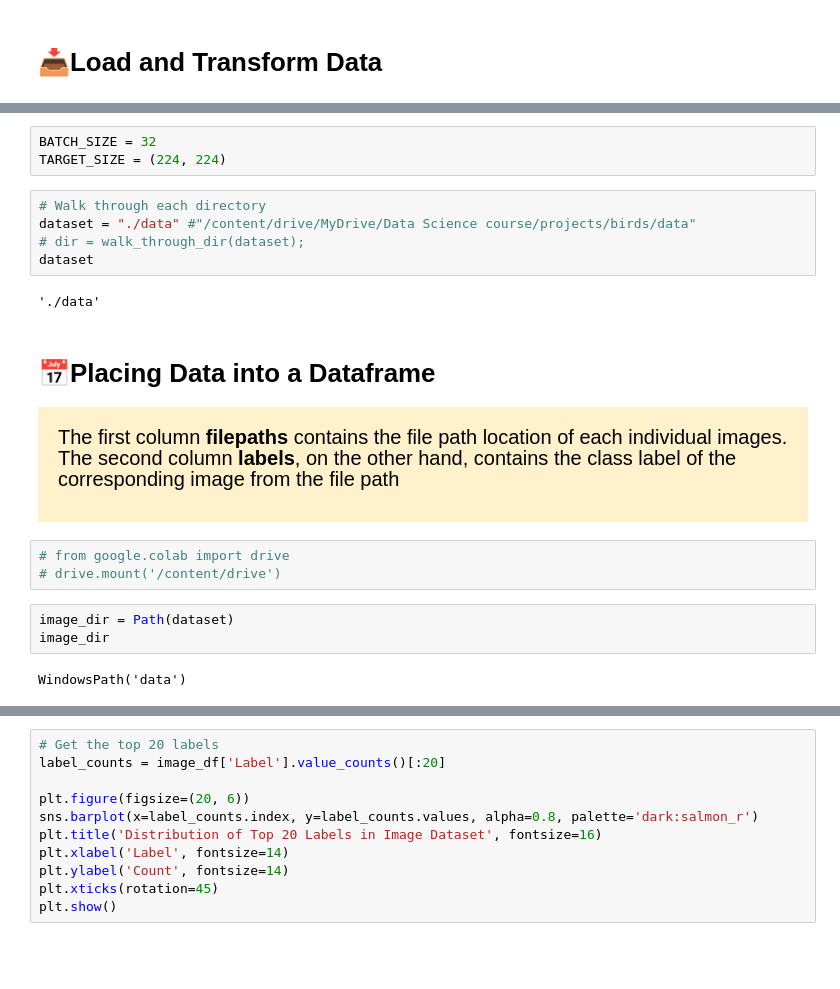
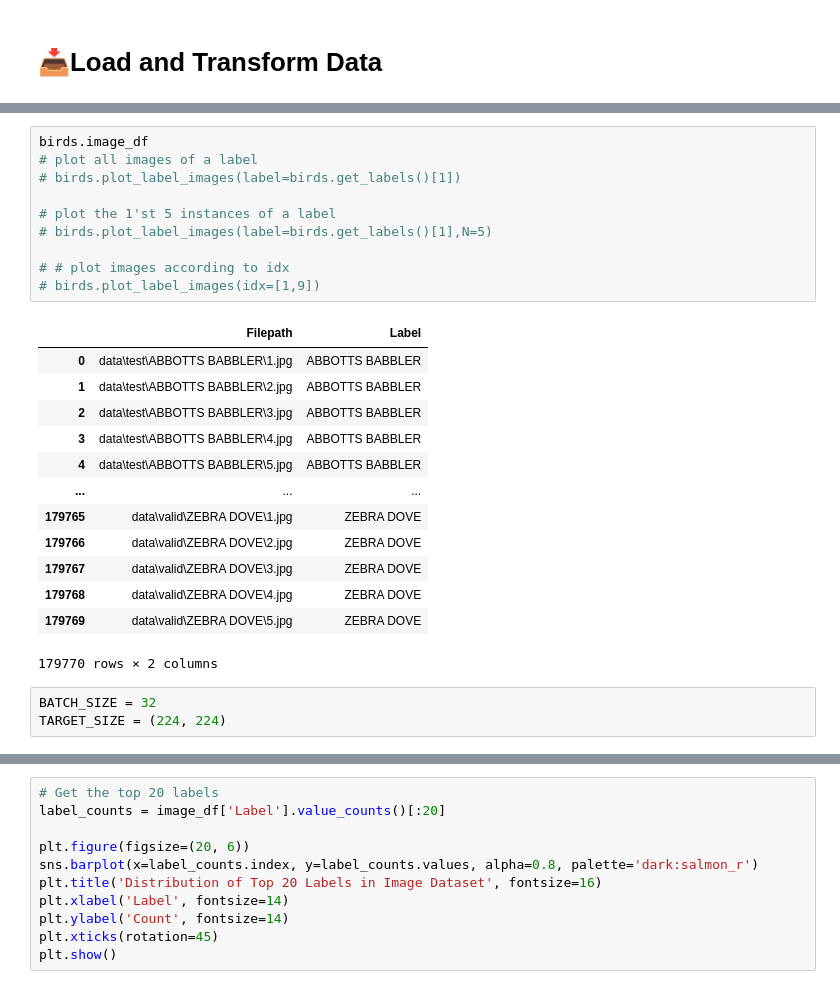
Before and after one commit to giladdanin10/birds, a Jupyter notebook: bird-classification-using-cnn-efficientnetb0.ipynb, the cells around one changed output, grey strips where cells are left out. Cells and saved outputs as stored; diff of their text form; blank space fills up the shorter version.

```diff
--- a/bird-classification-using-cnn-efficientnetb0.ipynb
+++ b/bird-classification-using-cnn-efficientnetb0.ipynb
@@ -63,24 +89,27 @@ import helper_functions as helper_functions
+# %%
+birds.image_df
+# plot all images of a label
+# birds.plot_label_images(label=birds.get_labels()[1])
+
+# plot the 1'st 5 instances of a label
+# birds.plot_label_images(label=birds.get_labels()[1],N=5)
+
+# # plot images according to idx
+# birds.plot_label_images(idx=[1,9])
+# %% [output]
+|  | Filepath | Label |
+| 0 | data\test\ABBOTTS BABBLER\1.jpg | ABBOTTS BABBLER |
+| 1 | data\test\ABBOTTS BABBLER\2.jpg | ABBOTTS BABBLER |
+| 2 | data\test\ABBOTTS BABBLER\3.jpg | ABBOTTS BABBLER |
+| 3 | data\test\ABBOTTS BABBLER\4.jpg | ABBOTTS BABBLER |
+| 4 | data\test\ABBOTTS BABBLER\5.jpg | ABBOTTS BABBLER |
+| ... | ... | ... |
+| 179765 | data\valid\ZEBRA DOVE\1.jpg | ZEBRA DOVE |
+| 179766 | data\valid\ZEBRA DOVE\2.jpg | ZEBRA DOVE |
+| 179767 | data\valid\ZEBRA DOVE\3.jpg | ZEBRA DOVE |
+| 179768 | data\valid\ZEBRA DOVE\4.jpg | ZEBRA DOVE |
+| 179769 | data\valid\ZEBRA DOVE\5.jpg | ZEBRA DOVE |
+179770 rows × 2 columns
 # %%
 BATCH_SIZE = 32
 TARGET_SIZE = (224, 224)
-# %%
-# Walk through each directory
-dataset = "./data" #"/content/drive/MyDrive/Data Science course/projects/birds/data"
-# dir = walk_through_dir(dataset);
-dataset
-# %% [output]
-'./data'
-# %% [markdown]
-# 📅Placing Data into a Dataframe
-<div style="background-color:#fff1cc; padding: 20px;">
-
-<p style="font-size:20px; font-family:verdana; line-height: 1.7em">The first column <b>filepaths</b> contains the file path location of each individual images. The second column <b>labels</b>, on the other hand, contains the class label of the corresponding image from the file path</p>
-</div>
-# %%
-# from google.colab import drive
-# drive.mount('/content/drive')
-# %%
-image_dir = Path(dataset)
-image_dir
-# %% [output]
-WindowsPath('data')
```
Also changed, not shown: parts of 31 cells of this notebook, 8 other files.
